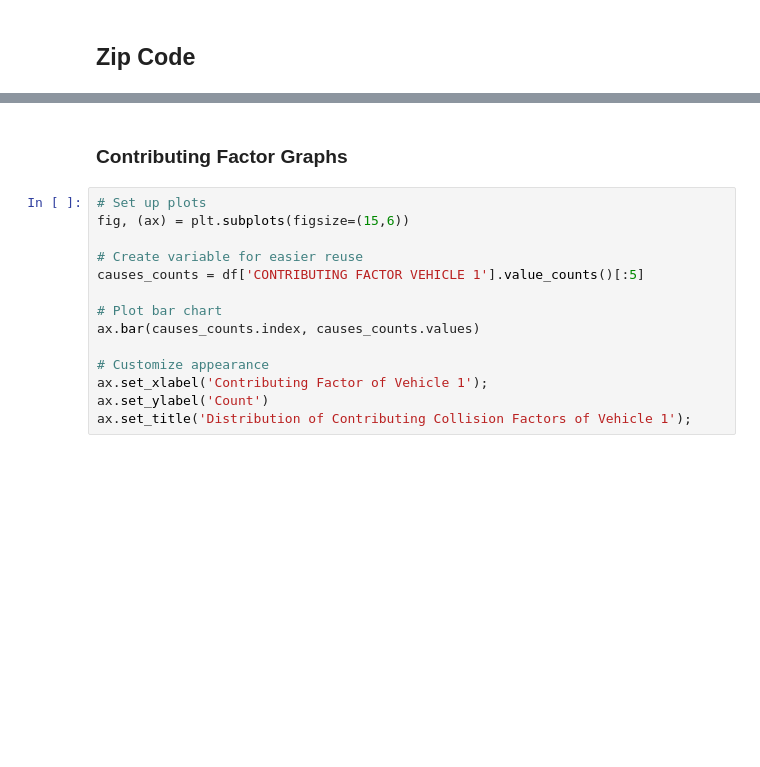
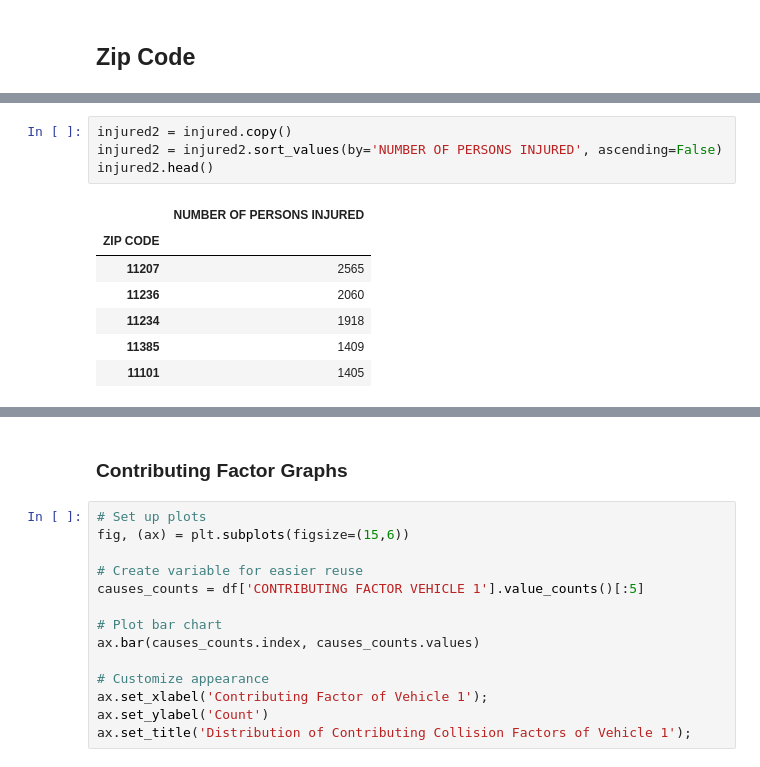
Before and after one commit to anniezhengaz/Capstone-NYC-Collisions, a Jupyter notebook: exploratory_files/Graphs.ipynb, the cells around one changed output, grey strips where cells are left out. Drawn from its saved outputs; the diff is of its cells as text; blank space fills up the shorter version.

```diff
--- a/exploratory_files/Graphs.ipynb
+++ b/exploratory_files/Graphs.ipynb
@@ -206,0 +238,12 @@ ax.tick_params(axis='x', labelrotation=0);
+# %%
+injured2 = injured.copy()
+injured2 = injured2.sort_values(by='NUMBER OF PERSONS INJURED', ascending=False)
+injured2.head()
+# %% [output]
+|  | NUMBER OF PERSONS INJURED |
+| ZIP CODE |  |
+| 11207 | 2565 |
+| 11236 | 2060 |
+| 11234 | 1918 |
+| 11385 | 1409 |
+| 11101 | 1405 |
```
Also changed, not shown: parts of 25 cells of this notebook, 12 other files.
